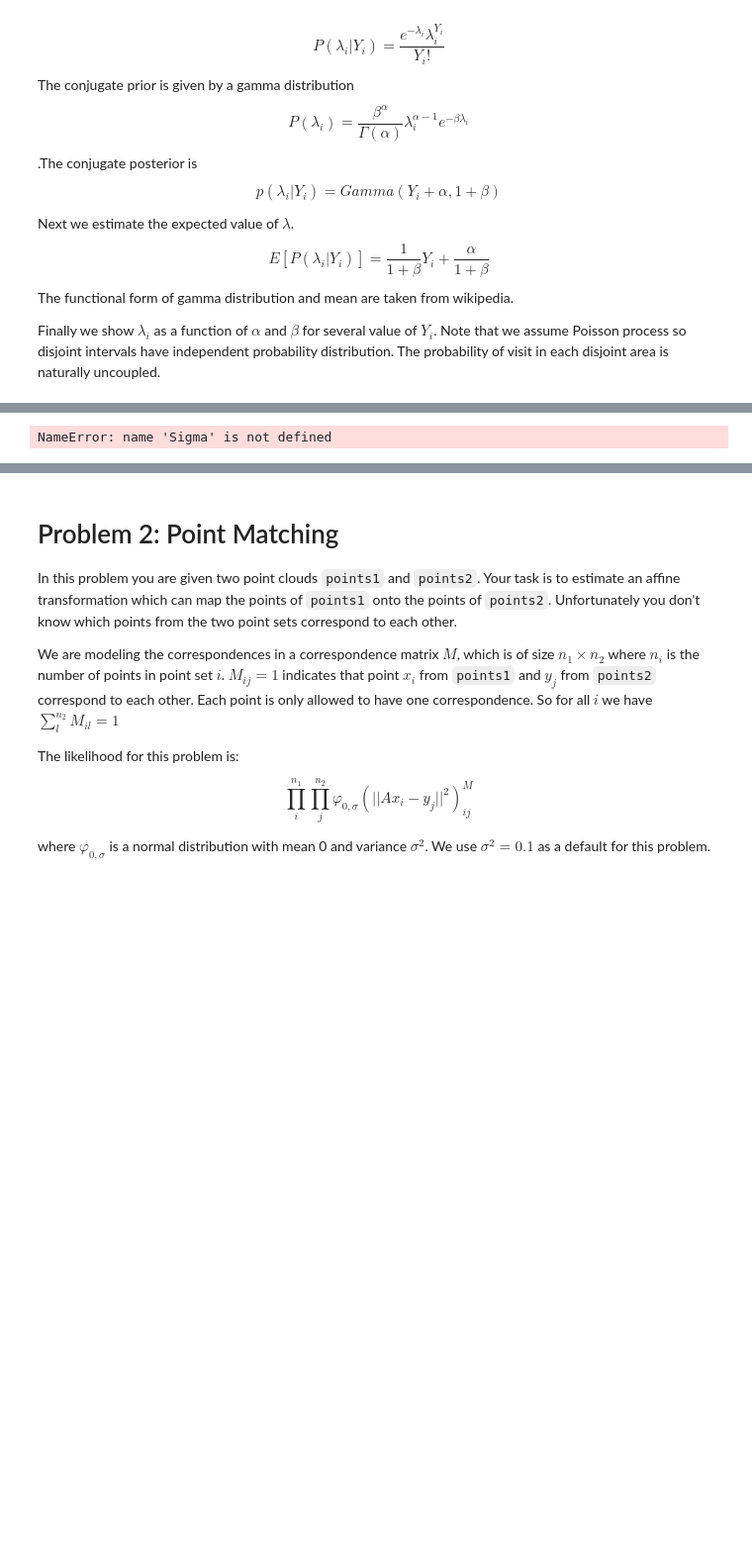
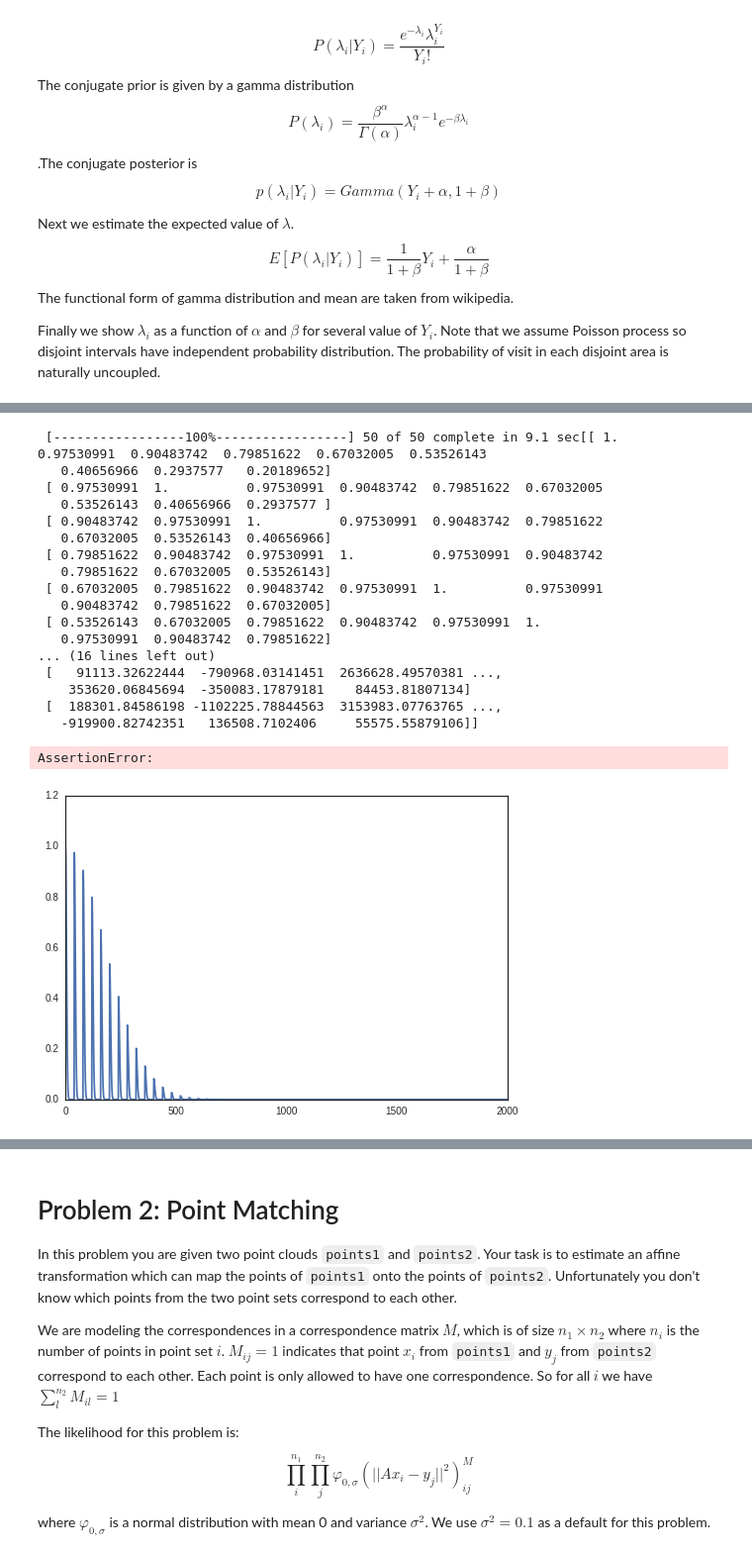
Before and after one commit to kevinchen1000/2016, a Jupyter notebook: Homework/AM207_yufengkevinchen_HW4.ipynb, the cells around one changed output, grey strips where cells are left out. Shown: that part at 99% size. Saved outputs shown, nothing was run; the diff lists cells and outputs as text; code cells hidden in the pictures; blank space fills up the shorter version.

```diff
--- a/Homework/AM207_yufengkevinchen_HW4.ipynb
+++ b/Homework/AM207_yufengkevinchen_HW4.ipynb
@@ -287,27 +326,60 @@ print mean_l_sample
 # %%
 #sample posterior from pymc
 
 alpha = pm.Normal('alpha',0,1)
 #?pm.MvNormal
-Z = pm.MvNormal('Z',np.zeros(M),Sigma[1:,1:])
+#Z = pm.MvNormal('Z',np.zeros(M),(Sigma[1:,1:]))
+Z = pm.MvNormal('Z',mu = np.zeros(M),tau = Sigma[1:,1:])
+#Z= [pm.MvNormal('z_%i' % i, np.zeros(M), Sigma[1:,1:]) for i in range(M)]
+
+temp_model = pm.Model([Z])
+p_mcmc = pm.MCMC(temp_model)
+p_mcmc.sample(iter = 50, burn = 1, thin = 1)
 
 #l = pm.Container([pm.Exponential(name = 'l_%i' %i, beta = alpha +Z[i]) for i in range(M)])
-l = pm.Exponential(name = 'l', beta = alpha +Z)
+#l = pm.Exponential(name = 'l', beta = alpha +Z)
 
 #pymc_log_likelihood = pm.Container([pm.poisson_like(name = 'log_likelihood_%i' %i, value = Y[i],observed = True)])
 
+print Sigma[1:10,1:10]
+plt.plot(Sigma[1:,1])
+print Z.trace().shape
+print Z.trace()
+assert(0)
+
+#?pm.poisson_like
+
 @pm.observed
-def pymc_log_likelihood(value = Y, Lambda =l,width = w):
+def pymc_log_likelihood(value = Y, a =alpha, z = Z, width = w):
     log_prob = np.zeros(M)
 
     for i in range(M):
-        log_prob[i] += pm.poisson_like(Y[i],Lambda[i]*width**2)
+        print a+z[i]
+        log_prob[i] += pm.poisson_like(Y[i],1/(np.exp(a+z[i])*width**2))
 
 
     return log_prob
 
 model = pm.Model([alpha,Z,l,pymc_log_likelihood])
 p_mcmc = pm.MCMC(model)
 p_mcmc.sample(iter = 5000, burn = 100, thin = 10)
 # %% [output]
-NameError: name 'Sigma' is not defined
+ [-----------------100%-----------------] 50 of 50 complete in 9.1 sec[[ 1.          0.97530991  0.90483742  0.79851622  0.67032005  0.53526143
+   0.40656966  0.2937577   0.20189652]
+ [ 0.97530991  1.          0.97530991  0.90483742  0.79851622  0.67032005
+   0.53526143  0.40656966  0.2937577 ]
+ [ 0.90483742  0.97530991  1.          0.97530991  0.90483742  0.79851622
+   0.67032005  0.53526143  0.40656966]
+ [ 0.79851622  0.90483742  0.97530991  1.          0.97530991  0.90483742
+   0.79851622  0.67032005  0.53526143]
+ [ 0.67032005  0.79851622  0.90483742  0.97530991  1.          0.97530991
+   0.90483742  0.79851622  0.67032005]
+ [ 0.53526143  0.67032005  0.79851622  0.90483742  0.97530991  1.
+   0.97530991  0.90483742  0.79851622]
+... (16 lines left out)
+ [   91113.32622444  -790968.03141451  2636628.49570381 ...,
+    353620.06845694  -350083.17879181    84453.81807134]
+ [  188301.84586198 -1102225.78844563  3153983.07763765 ...,
+   -919900.82742351   136508.7102406     55575.55879106]]
+AssertionError:
+[figure, added]
```
Also changed, not shown: parts of 6 cells of this notebook.
